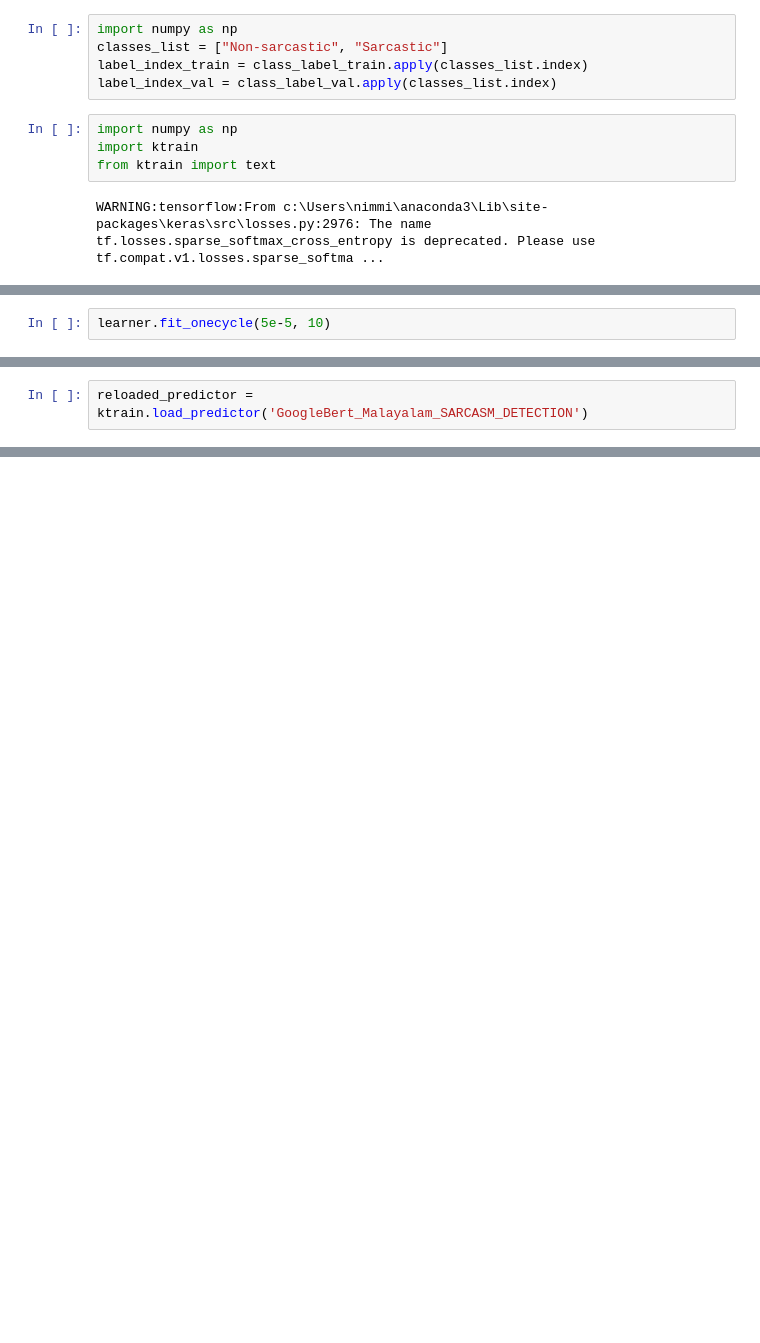
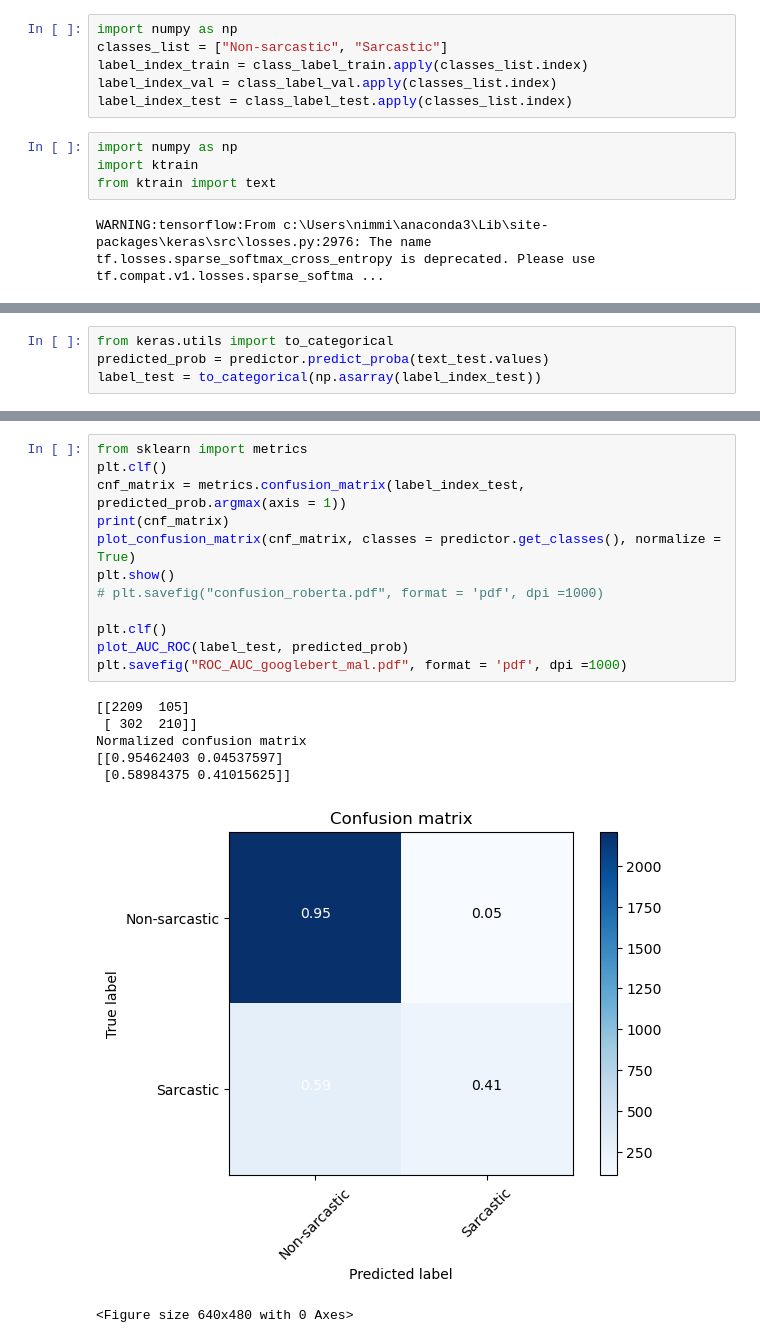
Before and after one commit to Cshraddha153/Sarcasm-Identification-of-Dravidian-Languages-in-DravidianCodeMix-FIRE-2024, a Jupyter notebook: malayalam_sarcasm_detection_google_bert.ipynb, the cells around one changed output, grey strips where cells are left out. Cells and saved outputs as stored; diff of their text form; blank space fills up the shorter version.

```diff
--- a/malayalam_sarcasm_detection_google_bert.ipynb
+++ b/malayalam_sarcasm_detection_google_bert.ipynb
@@ -27,6 +27,7 @@ import numpy as np
 classes_list = ["Non-sarcastic", "Sarcastic"]
 label_index_train = class_label_train.apply(classes_list.index)
 label_index_val = class_label_val.apply(classes_list.index)
+label_index_test = class_label_test.apply(classes_list.index)
 # %%
 import numpy as np
 import ktrain
@@ -57,5 +58,3 @@ test sequence lengths:
         95percentile : 21
         99percentile : 45
 [interactive output not drawn]
-# %%
-learner.fit_onecycle(5e-5, 10)
@@ -129,2 +101,0 @@ predictor.save('GoogleBert_Malayalam_SARCASM_DETECTION')
-# %%
-reloaded_predictor = ktrain.load_predictor('GoogleBert_Malayalam_SARCASM_DETECTION')
@@ -182,0 +120,4 @@ _________________________________________________________________
+# %%
+from keras.utils import to_categorical
+predicted_prob = predictor.predict_proba(text_test.values)
+label_test = to_categorical(np.asarray(label_index_test))
@@ -182,0 +243,20 @@ _________________________________________________________________
+# %%
+from sklearn import metrics
+plt.clf()
+cnf_matrix = metrics.confusion_matrix(label_index_test, predicted_prob.argmax(axis = 1))
+print(cnf_matrix)
+plot_confusion_matrix(cnf_matrix, classes = predictor.get_classes(), normalize = True)
+plt.show()
+# plt.savefig("confusion_roberta.pdf", format = 'pdf', dpi =1000)
+
+plt.clf()
+plot_AUC_ROC(label_test, predicted_prob)
+plt.savefig("ROC_AUC_googlebert_mal.pdf", format = 'pdf', dpi =1000)
+# %% [output]
+[[2209  105]
+ [ 302  210]]
+Normalized confusion matrix
+[[0.95462403 0.04537597]
+ [0.58984375 0.41015625]]
+[figure, added]
+<Figure size 640x480 with 0 Axes>
```
Also changed, not shown: parts of 29 cells of this notebook, 5 other files.
